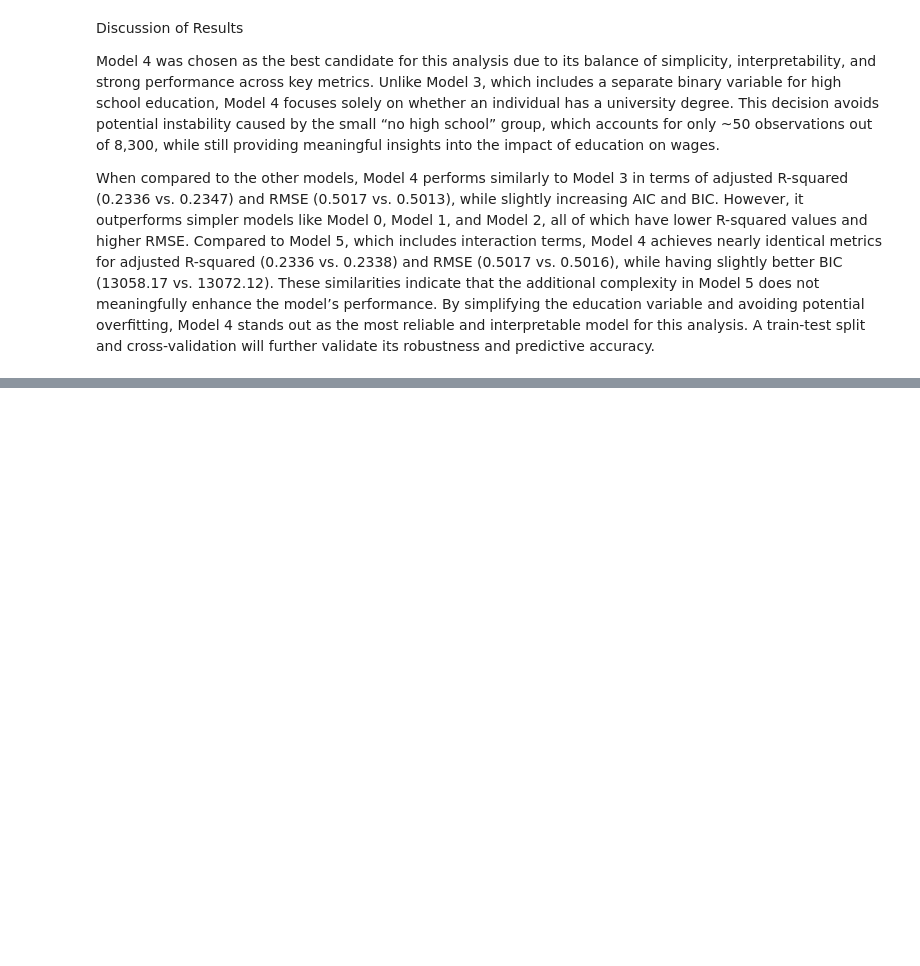
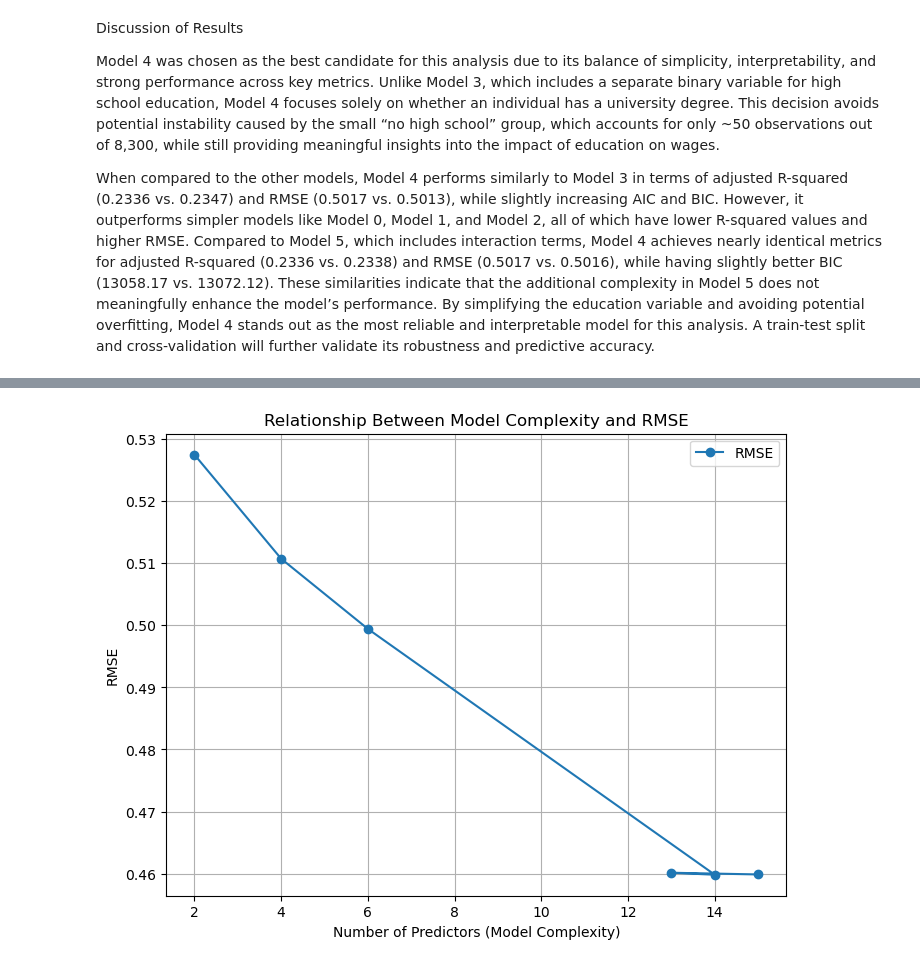
Before and after one commit to ghadena/DA3, a Jupyter notebook: practice assignment/code.ipynb, the cells around one changed output, grey strips where cells are left out. Saved outputs shown, nothing was run; the diff lists cells and outputs as text; code cells hidden in the pictures; blank space fills up the shorter version.

```diff
--- a/practice assignment/code.ipynb
+++ b/practice assignment/code.ipynb
@@ -337,0 +405,19 @@ When compared to the other models, Model 4 performs similarly to Model 3 in term
+# %%
+import matplotlib.pyplot as plt
+
+# Define model names and number of predictors
+model_names = ['Reg0', 'Reg1', 'Reg2', 'Reg3', 'Reg3.1', 'Reg4']
+num_predictors = [2, 4, 6, 14, 13, 15]  # Number of predictors in each model
+rmse_values = [0.527496, 0.510736, 0.499429, 0.459817, 0.460136, 0.459862]  # RMSE values
+
+# Plot RMSE vs. Model Complexity
+plt.figure(figsize=(8, 6))
+plt.plot(num_predictors, rmse_values, marker='o', label='RMSE')
+plt.title('Relationship Between Model Complexity and RMSE')
+plt.xlabel('Number of Predictors (Model Complexity)')
+plt.ylabel('RMSE')
+plt.grid(True)
+plt.legend()
+plt.show()
+# %% [output]
+[figure, added]
```
Also changed, not shown: parts of 30 cells of this notebook.
